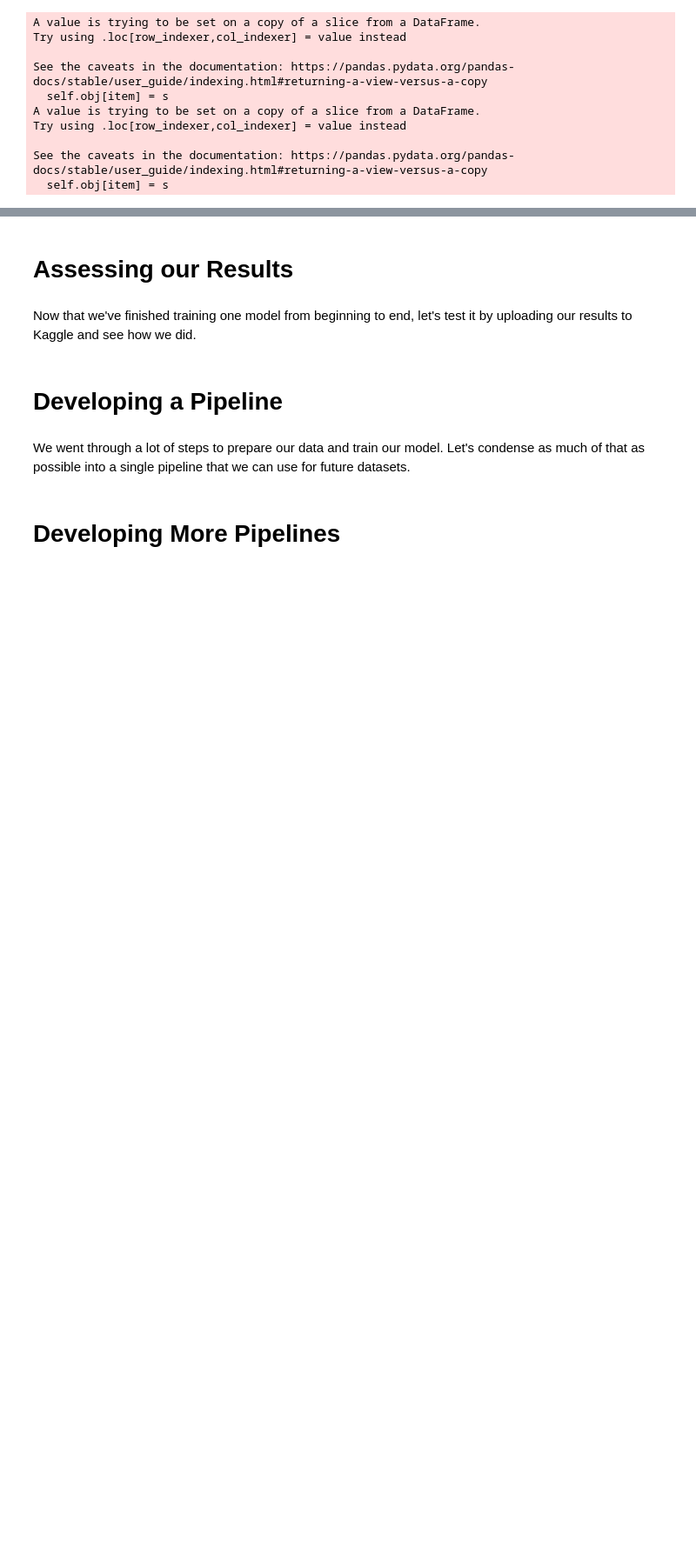
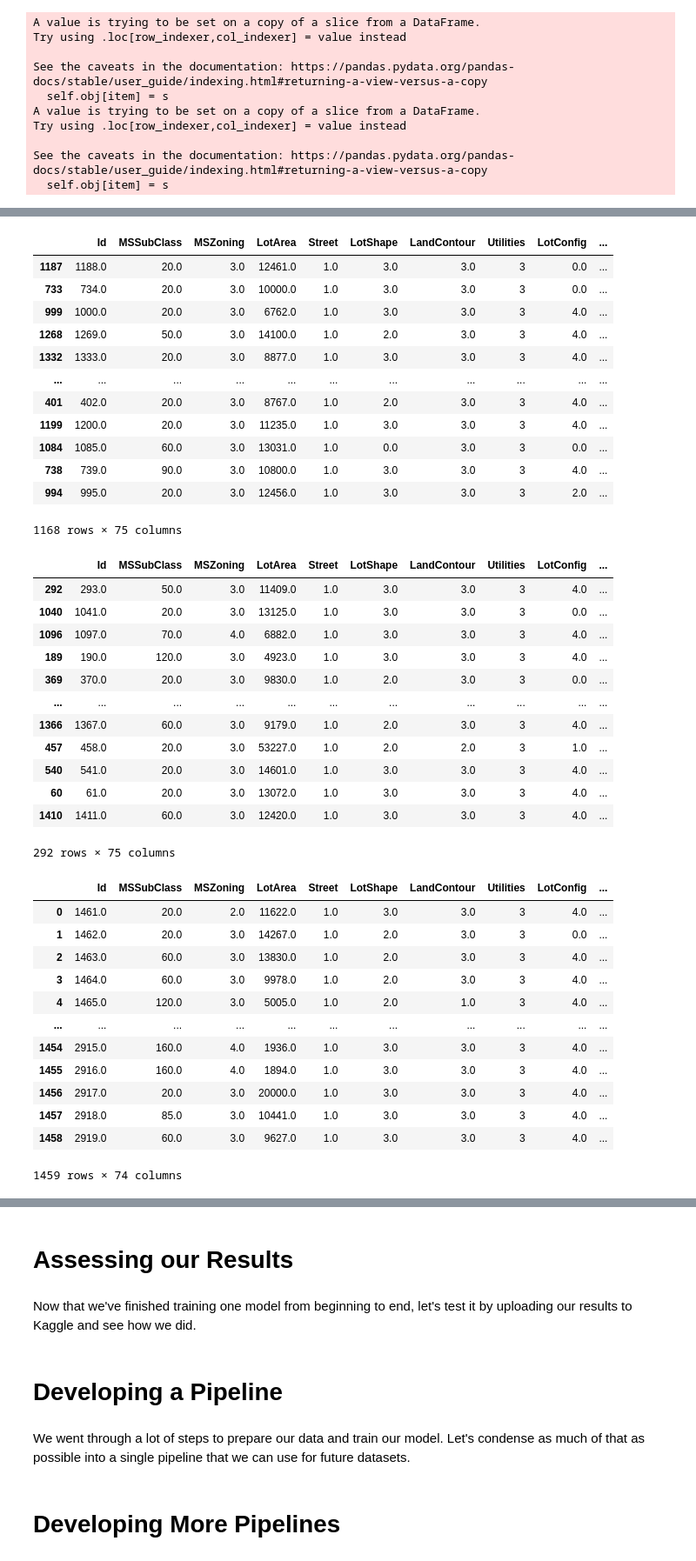
Before and after one commit to evan-freeman/data-science, a Jupyter notebook: Advanced Housing Data Exploration.ipynb, the cells around one changed output, grey strips where cells are left out. Shown: that part at 87% size. Saved outputs shown, nothing was run; the diff lists cells and outputs as text; code cells hidden in the pictures; blank space fills up the shorter version.

```diff
--- a/Advanced Housing Data Exploration.ipynb
+++ b/Advanced Housing Data Exploration.ipynb
@@ -984,0 +1118,11 @@ Interesting. Looks a fair bit worse, but who knows! Let's do some hyp tuning.
+# %%
+# #Ok, now let's one-hot these fools!
+# train2 = pd.get_dummies(train2)
+# valid2 = pd.get_dummies(valid2)
+# test2 = pd.get_dummies(test2)
+
+code2 = OrdinalEncoder()
+
+train2.loc[:, cat_columns2] = code2.fit_transform(train2.loc[:, cat_columns2])
+valid2.loc[:, cat_columns2] = code2.fit_transform(valid2.loc[:, cat_columns2])
+test2.loc[:, cat_columns2] = code2.fit_transform(test2.loc[:, cat_columns2])
@@ -984,0 +1140,44 @@ Interesting. Looks a fair bit worse, but who knows! Let's do some hyp tuning.
+# %%
+display(train2)
+display(valid2)
+display(test2)
+# %% [output]
+|  | Id | MSSubClass | MSZoning | LotArea | Street | LotShape | LandContour | Utilities | LotConfig | ... |
+| 1187 | 1188.0 | 20.0 | 3.0 | 12461.0 | 1.0 | 3.0 | 3.0 | 3 | 0.0 | ... |
+| 733 | 734.0 | 20.0 | 3.0 | 10000.0 | 1.0 | 3.0 | 3.0 | 3 | 0.0 | ... |
+| 999 | 1000.0 | 20.0 | 3.0 | 6762.0 | 1.0 | 3.0 | 3.0 | 3 | 4.0 | ... |
+| 1268 | 1269.0 | 50.0 | 3.0 | 14100.0 | 1.0 | 2.0 | 3.0 | 3 | 4.0 | ... |
+| 1332 | 1333.0 | 20.0 | 3.0 | 8877.0 | 1.0 | 3.0 | 3.0 | 3 | 4.0 | ... |
+| ... | ... | ... | ... | ... | ... | ... | ... | ... | ... | ... |
+| 401 | 402.0 | 20.0 | 3.0 | 8767.0 | 1.0 | 2.0 | 3.0 | 3 | 4.0 | ... |
+| 1199 | 1200.0 | 20.0 | 3.0 | 11235.0 | 1.0 | 3.0 | 3.0 | 3 | 4.0 | ... |
+| 1084 | 1085.0 | 60.0 | 3.0 | 13031.0 | 1.0 | 0.0 | 3.0 | 3 | 0.0 | ... |
+| 738 | 739.0 | 90.0 | 3.0 | 10800.0 | 1.0 | 3.0 | 3.0 | 3 | 4.0 | ... |
+| 994 | 995.0 | 20.0 | 3.0 | 12456.0 | 1.0 | 3.0 | 3.0 | 3 | 2.0 | ... |
+1168 rows × 75 columns
+|  | Id | MSSubClass | MSZoning | LotArea | Street | LotShape | LandContour | Utilities | LotConfig | ... |
+| 292 | 293.0 | 50.0 | 3.0 | 11409.0 | 1.0 | 3.0 | 3.0 | 3 | 4.0 | ... |
+| 1040 | 1041.0 | 20.0 | 3.0 | 13125.0 | 1.0 | 3.0 | 3.0 | 3 | 0.0 | ... |
+| 1096 | 1097.0 | 70.0 | 4.0 | 6882.0 | 1.0 | 3.0 | 3.0 | 3 | 4.0 | ... |
+| 189 | 190.0 | 120.0 | 3.0 | 4923.0 | 1.0 | 3.0 | 3.0 | 3 | 4.0 | ... |
+| 369 | 370.0 | 20.0 | 3.0 | 9830.0 | 1.0 | 2.0 | 3.0 | 3 | 0.0 | ... |
+| ... | ... | ... | ... | ... | ... | ... | ... | ... | ... | ... |
+| 1366 | 1367.0 | 60.0 | 3.0 | 9179.0 | 1.0 | 2.0 | 3.0 | 3 | 4.0 | ... |
+| 457 | 458.0 | 20.0 | 3.0 | 53227.0 | 1.0 | 2.0 | 2.0 | 3 | 1.0 | ... |
+| 540 | 541.0 | 20.0 | 3.0 | 14601.0 | 1.0 | 3.0 | 3.0 | 3 | 4.0 | ... |
+| 60 | 61.0 | 20.0 | 3.0 | 13072.0 | 1.0 | 3.0 | 3.0 | 3 | 4.0 | ... |
+| 1410 | 1411.0 | 60.0 | 3.0 | 12420.0 | 1.0 | 3.0 | 3.0 | 3 | 4.0 | ... |
+292 rows × 75 columns
+|  | Id | MSSubClass | MSZoning | LotArea | Street | LotShape | LandContour | Utilities | LotConfig | ... |
+| 0 | 1461.0 | 20.0 | 2.0 | 11622.0 | 1.0 | 3.0 | 3.0 | 3 | 4.0 | ... |
+| 1 | 1462.0 | 20.0 | 3.0 | 14267.0 | 1.0 | 2.0 | 3.0 | 3 | 0.0 | ... |
+| 2 | 1463.0 | 60.0 | 3.0 | 13830.0 | 1.0 | 2.0 | 3.0 | 3 | 4.0 | ... |
+| 3 | 1464.0 | 60.0 | 3.0 | 9978.0 | 1.0 | 2.0 | 3.0 | 3 | 4.0 | ... |
+| 4 | 1465.0 | 120.0 | 3.0 | 5005.0 | 1.0 | 2.0 | 1.0 | 3 | 4.0 | ... |
+| ... | ... | ... | ... | ... | ... | ... | ... | ... | ... | ... |
+| 1454 | 2915.0 | 160.0 | 4.0 | 1936.0 | 1.0 | 3.0 | 3.0 | 3 | 4.0 | ... |
+| 1455 | 2916.0 | 160.0 | 4.0 | 1894.0 | 1.0 | 3.0 | 3.0 | 3 | 4.0 | ... |
+| 1456 | 2917.0 | 20.0 | 3.0 | 20000.0 | 1.0 | 3.0 | 3.0 | 3 | 4.0 | ... |
+| 1457 | 2918.0 | 85.0 | 3.0 | 10441.0 | 1.0 | 3.0 | 3.0 | 3 | 4.0 | ... |
+| 1458 | 2919.0 | 60.0 | 3.0 | 9627.0 | 1.0 | 3.0 | 3.0 | 3 | 4.0 | ... |
+1459 rows × 74 columns
```
Also changed, not shown: parts of 43 cells of this notebook.
